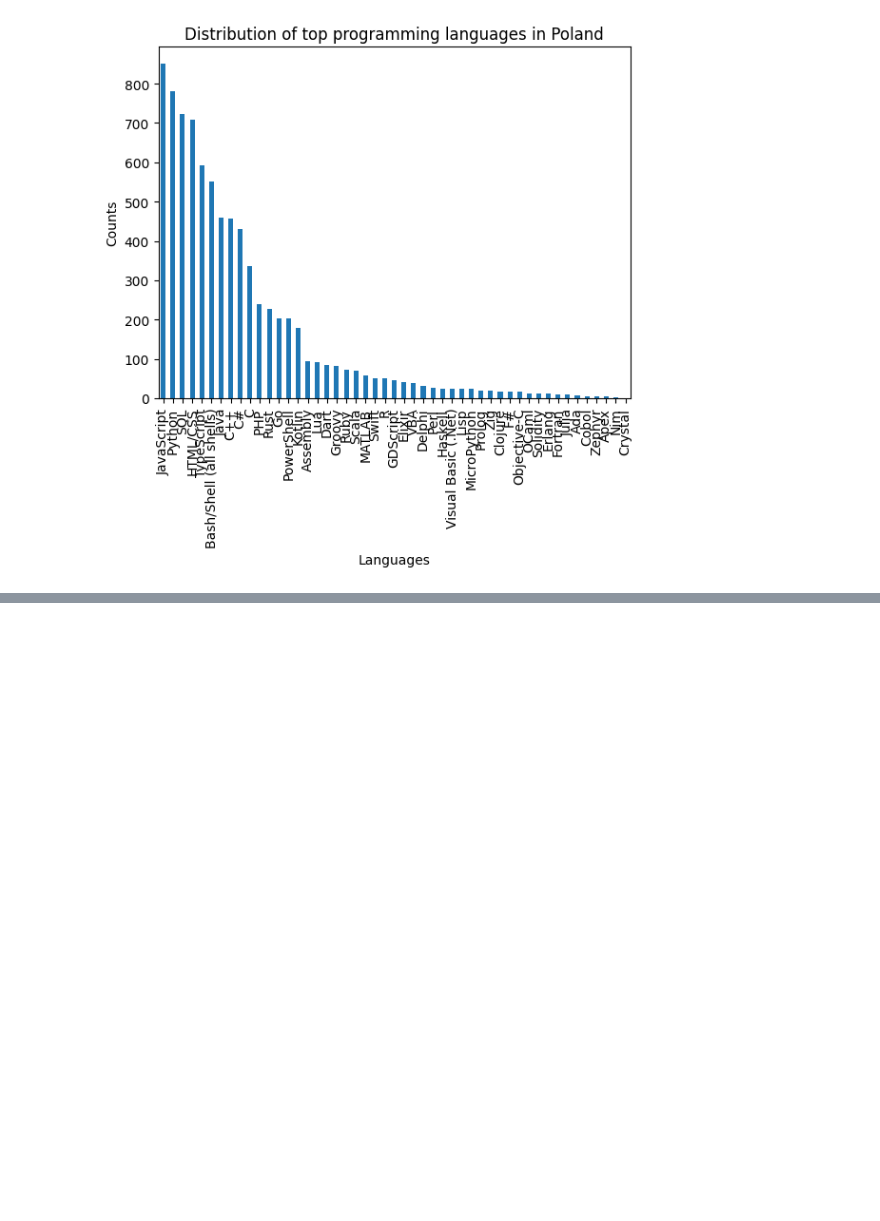
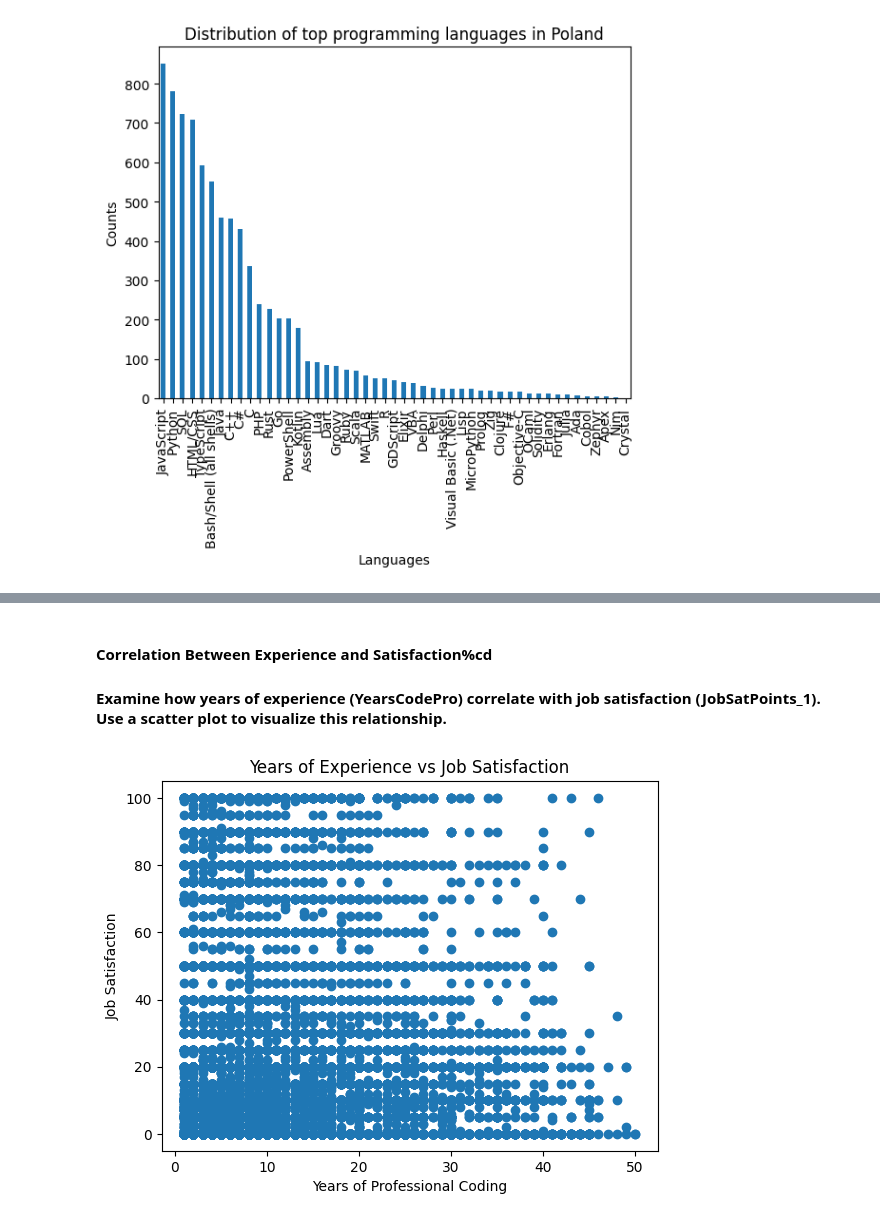
Before and after one commit to dev-evelin/ibm-data-analyst-capstone, a Jupyter notebook: notebooks/03_Exploratory_Data_Analysis.ipynb, the cells around one changed output, grey strips where cells are left out. Drawn from its saved outputs; the diff is of its cells as text; code cells hidden in the pictures; blank space fills up the shorter version.

```diff
--- a/notebooks/03_Exploratory_Data_Analysis.ipynb
+++ b/notebooks/03_Exploratory_Data_Analysis.ipynb
@@ -485,0 +506,19 @@ plt.show()
+# %% [markdown]
+#### Correlation Between Experience and Satisfaction%cd
+#### Examine how years of experience (YearsCodePro) correlate with job satisfaction (JobSatPoints_1). Use a scatter plot to visualize this relationship.
+# %%
+df["YearsCodePro"].corr(df["JobSatPoints_1"])
+
+plt.scatter(
+    x = df["YearsCodePro"],
+    y= df["JobSatPoints_1"]
+)
+
+
+plt.title("Years of Experience vs Job Satisfaction")
+plt.xlabel("Years of Professional Coding")
+plt.ylabel("Job Satisfaction")
+
+plt.show()
+# %% [output]
+[figure, added]
```
Also changed, not shown: parts of 19 cells of this notebook.
